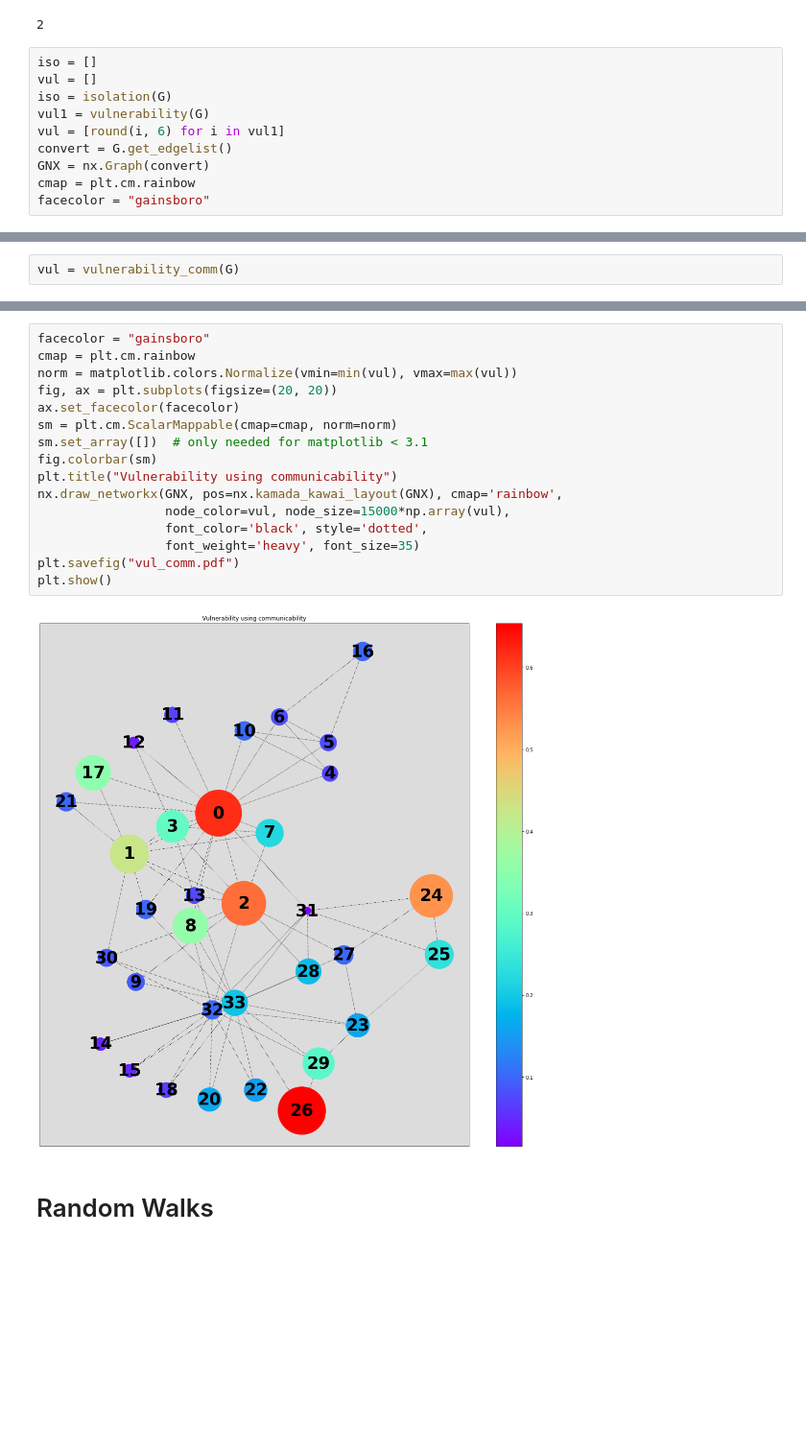
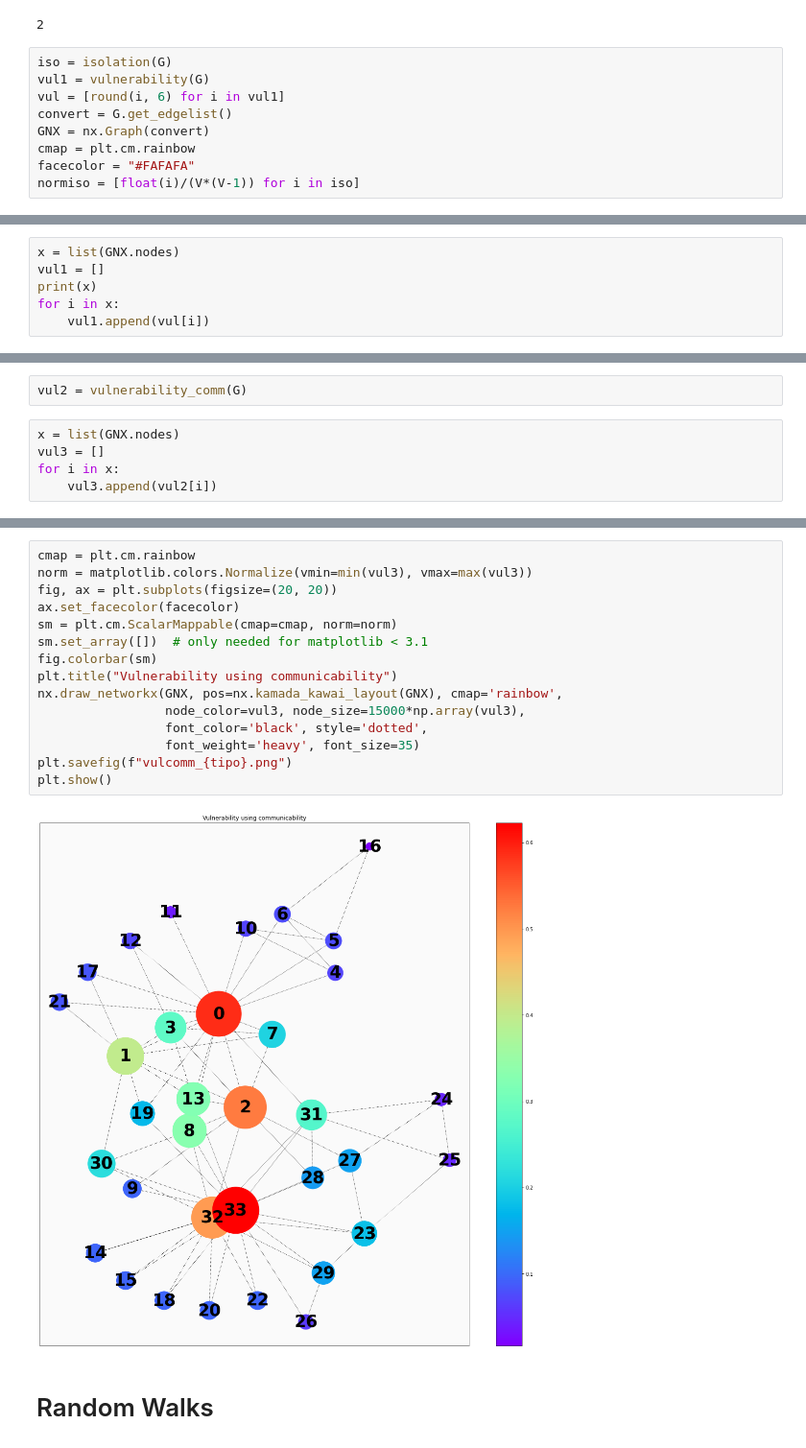
Before and after one commit to gioguarnieri/RedesComplexas, a Jupyter notebook: caracterizações_de_grafos.ipynb, the cells around one changed output, grey strips where cells are left out. Shown at 96% size. Saved outputs shown, nothing was run; the diff lists cells and outputs as text; blank space fills up the shorter version.

```diff
--- a/caracterizações_de_grafos.ipynb
+++ b/caracterizações_de_grafos.ipynb
@@ -273,12 +289,11 @@ len(comm)
 # %% [output]
 2
 # %%
-iso = []
-vul = []
 iso = isolation(G)
 vul1 = vulnerability(G)
 vul = [round(i, 6) for i in vul1]
 convert = G.get_edgelist()
 GNX = nx.Graph(convert)
 cmap = plt.cm.rainbow
-facecolor = "gainsboro"
+facecolor = "#FAFAFA"
+normiso = [float(i)/(V*(V-1)) for i in iso]
@@ -301,0 +320,6 @@ plt.show()
+# %%
+x = list(GNX.nodes)
+vul1 = []
+print(x)
+for i in x:
+    vul1.append(vul[i])
@@ -319,2 +346,7 @@ plt.show()
 # %%
-vul = vulnerability_comm(G)
+vul2 = vulnerability_comm(G)
+# %%
+x = list(GNX.nodes)
+vul3 = []
+for i in x:
+    vul3.append(vul2[i])
@@ -321,21 +380,20 @@ vul = vulnerability_comm(G)
 # %%
-facecolor = "gainsboro"
 cmap = plt.cm.rainbow
-norm = matplotlib.colors.Normalize(vmin=min(vul), vmax=max(vul))
+norm = matplotlib.colors.Normalize(vmin=min(vul3), vmax=max(vul3))
 fig, ax = plt.subplots(figsize=(20, 20))
 ax.set_facecolor(facecolor)
 sm = plt.cm.ScalarMappable(cmap=cmap, norm=norm)
 sm.set_array([])  # only needed for matplotlib < 3.1
 fig.colorbar(sm)
 plt.title("Vulnerability using communicability")
 nx.draw_networkx(GNX, pos=nx.kamada_kawai_layout(GNX), cmap='rainbow',
-                 node_color=vul, node_size=15000*np.array(vul),
+                 node_color=vul3, node_size=15000*np.array(vul3),
                  font_color='black', style='dotted',
                  font_weight='heavy', font_size=35)
-plt.savefig("vul_comm.pdf")
+plt.savefig(f"vulcomm_{tipo}.png")
 plt.show()
 # %% [output]
-[figure, old version]
+[figure, new version]
 # %% [markdown]
 # Random Walks
 # %%
```
Also changed, not shown: parts of 23 cells of this notebook.
